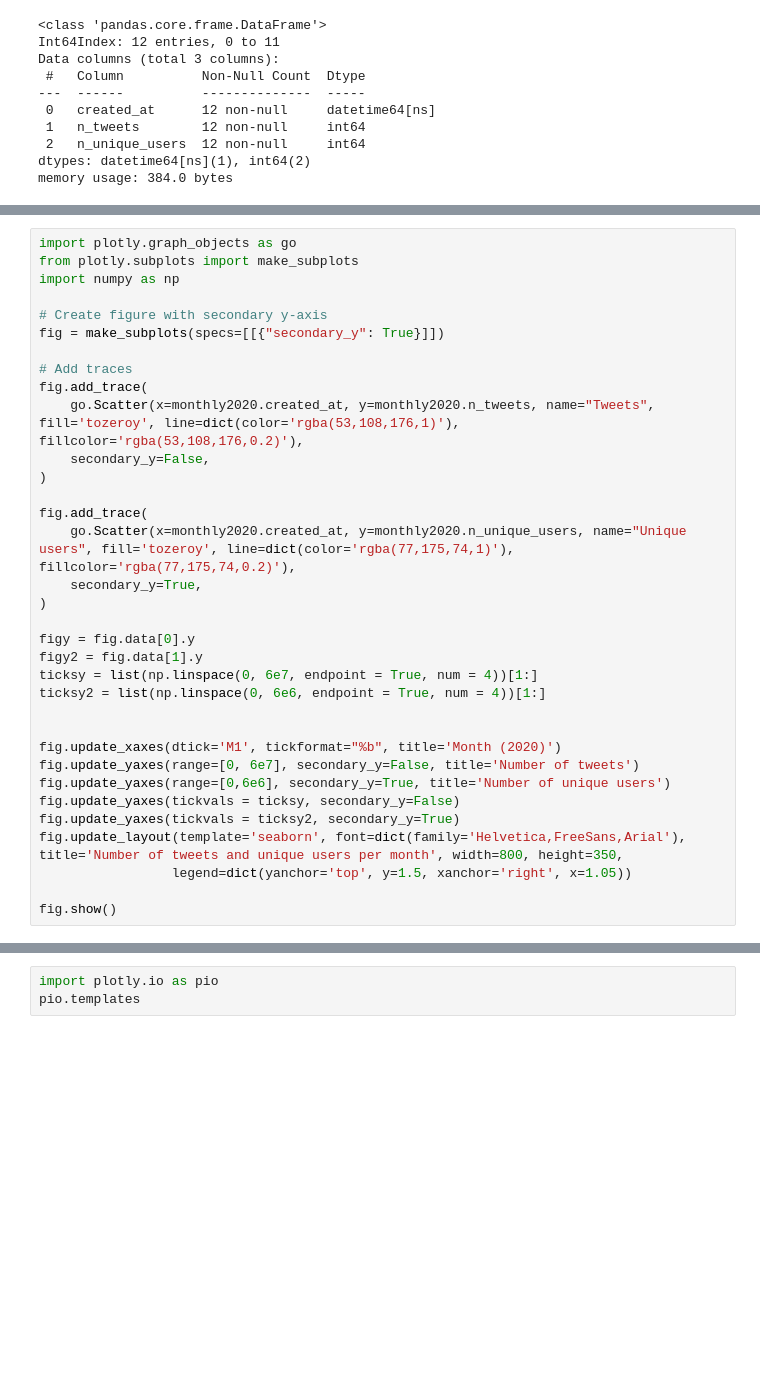
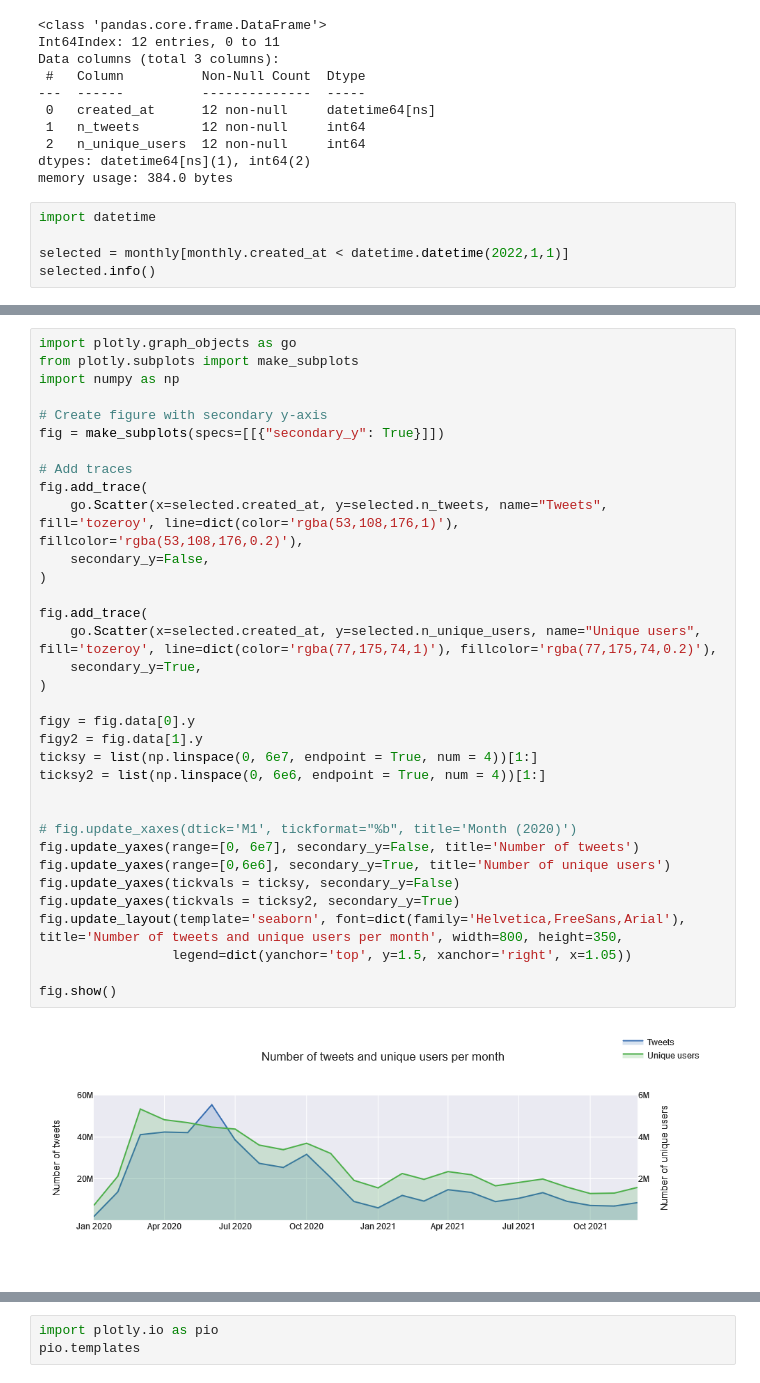
Before and after one commit to michaelmilleryoder/covid_identities, a Jupyter notebook: jupyter/data_stats_examples.ipynb, the cells around one changed output, grey strips where cells are left out. Saved outputs shown, nothing was run; the diff lists cells and outputs as text; blank space fills up the shorter version.

Commit message:
new plot

```diff
--- a/jupyter/data_stats_examples.ipynb
+++ b/jupyter/data_stats_examples.ipynb
@@ -210,3 +210,8 @@ Data columns (total 3 columns):
  2   n_unique_users  12 non-null     int64
 dtypes: datetime64[ns](1), int64(2)
 memory usage: 384.0 bytes
+# %%
+import datetime
+
+selected = monthly[monthly.created_at < datetime.datetime(2022,1,1)]
+selected.info()
@@ -214,33 +230,35 @@ memory usage: 384.0 bytes
 import plotly.graph_objects as go
 from plotly.subplots import make_subplots
 import numpy as np
 
 # Create figure with secondary y-axis
 fig = make_subplots(specs=[[{"secondary_y": True}]])
 
 # Add traces
 fig.add_trace(
-    go.Scatter(x=monthly2020.created_at, y=monthly2020.n_tweets, name="Tweets", fill='tozeroy', line=dict(color='rgba(53,108,176,1)'), fillcolor='rgba(53,108,176,0.2)'),
+    go.Scatter(x=selected.created_at, y=selected.n_tweets, name="Tweets", fill='tozeroy', line=dict(color='rgba(53,108,176,1)'), fillcolor='rgba(53,108,176,0.2)'),
     secondary_y=False,
 )
 
 fig.add_trace(
-    go.Scatter(x=monthly2020.created_at, y=monthly2020.n_unique_users, name="Unique users", fill='tozeroy', line=dict(color='rgba(77,175,74,1)'), fillcolor='rgba(77,175,74,0.2)'),
+    go.Scatter(x=selected.created_at, y=selected.n_unique_users, name="Unique users", fill='tozeroy', line=dict(color='rgba(77,175,74,1)'), fillcolor='rgba(77,175,74,0.2)'),
     secondary_y=True,
 )
 
 figy = fig.data[0].y
 figy2 = fig.data[1].y
 ticksy = list(np.linspace(0, 6e7, endpoint = True, num = 4))[1:]
 ticksy2 = list(np.linspace(0, 6e6, endpoint = True, num = 4))[1:]
 
 
-fig.update_xaxes(dtick='M1', tickformat="%b", title='Month (2020)')
+# fig.update_xaxes(dtick='M1', tickformat="%b", title='Month (2020)')
 fig.update_yaxes(range=[0, 6e7], secondary_y=False, title='Number of tweets')
 fig.update_yaxes(range=[0,6e6], secondary_y=True, title='Number of unique users')
 fig.update_yaxes(tickvals = ticksy, secondary_y=False)
 fig.update_yaxes(tickvals = ticksy2, secondary_y=True)
 fig.update_layout(template='seaborn', font=dict(family='Helvetica,FreeSans,Arial'), title='Number of tweets and unique users per month', width=800, height=350,
                  legend=dict(yanchor='top', y=1.5, xanchor='right', x=1.05))
 
 fig.show()
+# %% [output]
+[figure, added]
```
Also changed, not shown: parts of 2 cells of this notebook.
